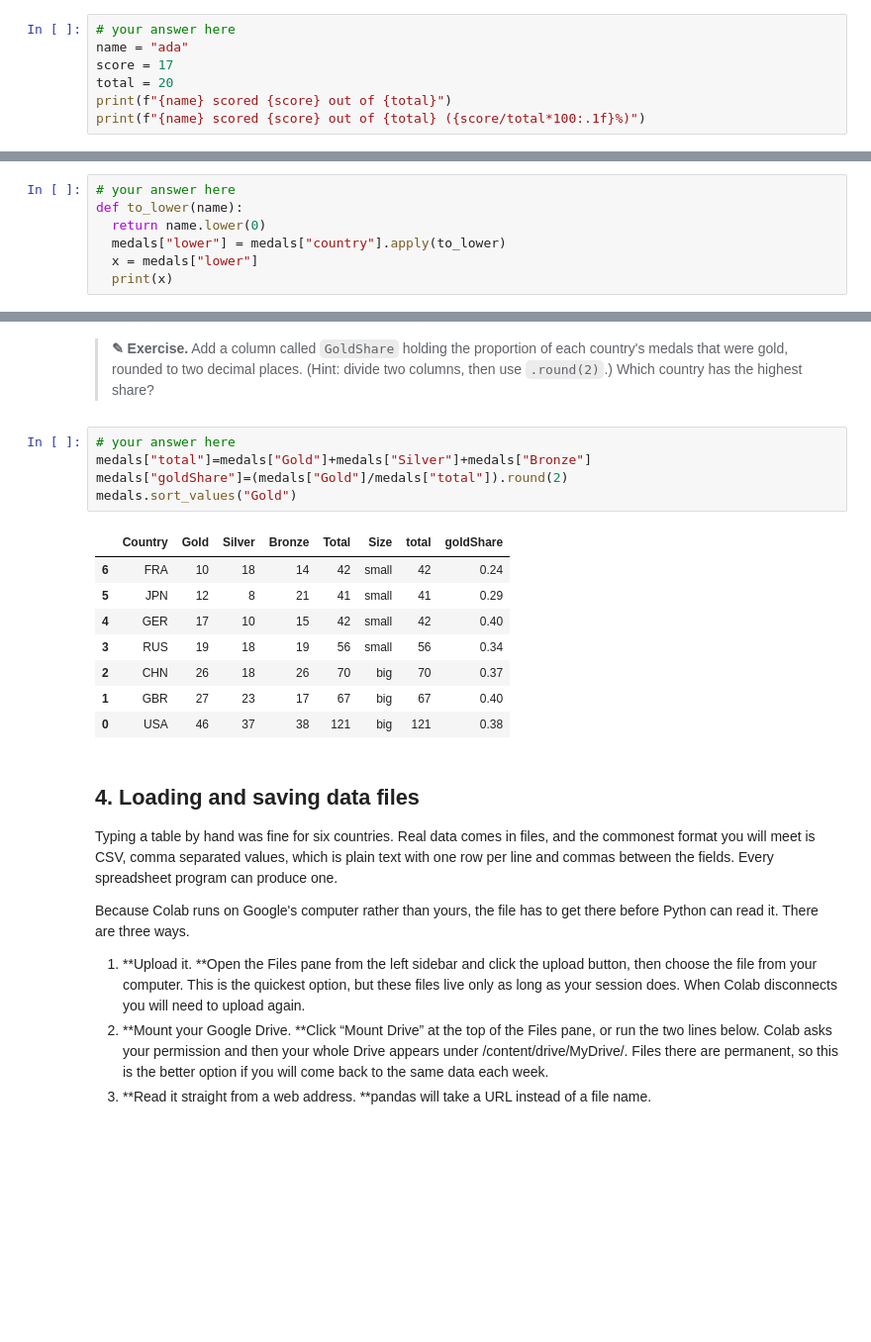
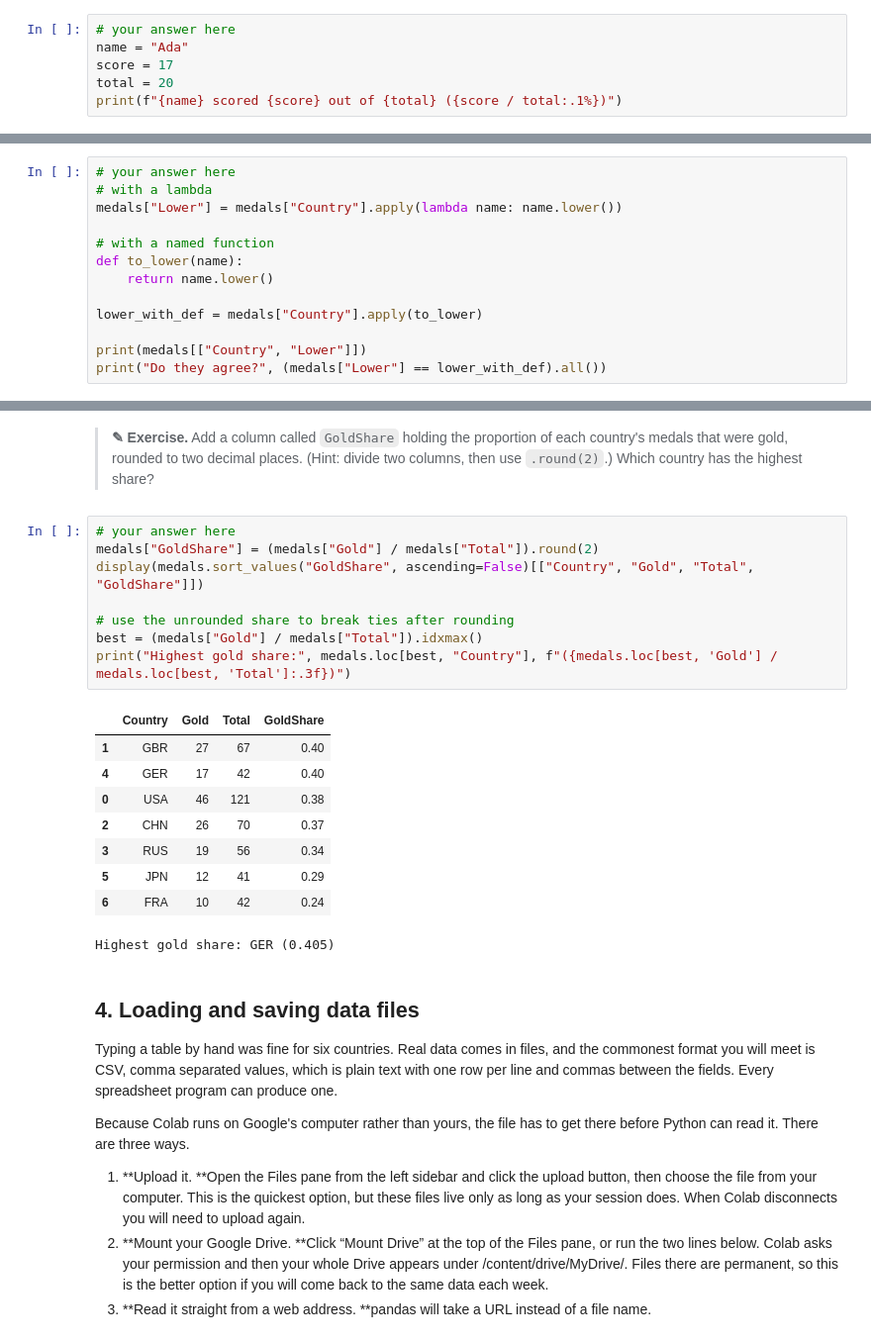
Before and after one commit to Yuzhanbo-98/IJC437-python-practice, a Jupyter notebook: IntroPython_part3.ipynb, the cells around one changed output, grey strips where cells are left out. Shown at 99% size. Cells and saved outputs as stored; diff of their text form; blank space fills up the shorter version.

```diff
--- a/IntroPython_part3.ipynb
+++ b/IntroPython_part3.ipynb
@@ -128,9 +128,8 @@ CAN
 > **&#9998; Exercise.** Using three variables for the name, the score and the total, write an f-string that prints `Ada scored 17 out of 20 (85.0%)`.
 # %%
 # your answer here
-name = "ada"
+name = "Ada"
 score = 17
 total = 20
-print(f"{name} scored {score} out of {total}")
-print(f"{name} scored {score} out of {total} ({score/total*100:.1f}%)")
+print(f"{name} scored {score} out of {total} ({score / total:.1%})")
 # %% [output]
@@ -589,8 +592,14 @@ A named function written with `def` works just as well, and is better as soon as
 > **&#9998; Exercise.** Use `.apply()` with a lambda to add a column holding each country's name in lower case. Then do the same with a named function and satisfy yourself that they agree.
 # %%
 # your answer here
+# with a lambda
+medals["Lower"] = medals["Country"].apply(lambda name: name.lower())
+
+# with a named function
 def to_lower(name):
-  return name.lower(0)
-  medals["lower"] = medals["country"].apply(to_lower)
-  x = medals["lower"]
-  print(x)
+    return name.lower()
+
+lower_with_def = medals["Country"].apply(to_lower)
+
+print(medals[["Country", "Lower"]])
+print("Do they agree?", (medals["Lower"] == lower_with_def).all())
@@ -617,19 +651,23 @@ memory usage: 468.0+ bytes
 # %% [markdown]
 > **&#9998; Exercise.** Add a column called `GoldShare` holding the proportion of each country's medals that were gold, rounded to two decimal places. (Hint: divide two columns, then use `.round(2)`.) Which country has the highest share?
-# %%
-# your answer here
-medals["total"]=medals["Gold"]+medals["Silver"]+medals["Bronze"]
-medals["goldShare"]=(medals["Gold"]/medals["total"]).round(2)
-medals.sort_values("Gold")
-# %% [output]
-|  | Country | Gold | Silver | Bronze | Total | Size | total | goldShare |
-| 6 | FRA | 10 | 18 | 14 | 42 | small | 42 | 0.24 |
-| 5 | JPN | 12 | 8 | 21 | 41 | small | 41 | 0.29 |
-| 4 | GER | 17 | 10 | 15 | 42 | small | 42 | 0.40 |
-| 3 | RUS | 19 | 18 | 19 | 56 | small | 56 | 0.34 |
-| 2 | CHN | 26 | 18 | 26 | 70 | big | 70 | 0.37 |
-| 1 | GBR | 27 | 23 | 17 | 67 | big | 67 | 0.40 |
-| 0 | USA | 46 | 37 | 38 | 121 | big | 121 | 0.38 |
+# %%
+# your answer here
+medals["GoldShare"] = (medals["Gold"] / medals["Total"]).round(2)
+display(medals.sort_values("GoldShare", ascending=False)[["Country", "Gold", "Total", "GoldShare"]])
+
+# use the unrounded share to break ties after rounding
+best = (medals["Gold"] / medals["Total"]).idxmax()
+print("Highest gold share:", medals.loc[best, "Country"], f"({medals.loc[best, 'Gold'] / medals.loc[best, 'Total']:.3f})")
+# %% [output]
+|  | Country | Gold | Total | GoldShare |
+| 1 | GBR | 27 | 67 | 0.40 |
+| 4 | GER | 17 | 42 | 0.40 |
+| 0 | USA | 46 | 121 | 0.38 |
+| 2 | CHN | 26 | 70 | 0.37 |
+| 3 | RUS | 19 | 56 | 0.34 |
+| 5 | JPN | 12 | 41 | 0.29 |
+| 6 | FRA | 10 | 42 | 0.24 |
+Highest gold share: GER (0.405)
 # %% [markdown]
 ## 4. Loading and saving data files
 
```
Also changed, not shown: parts of 19 cells of this notebook.
